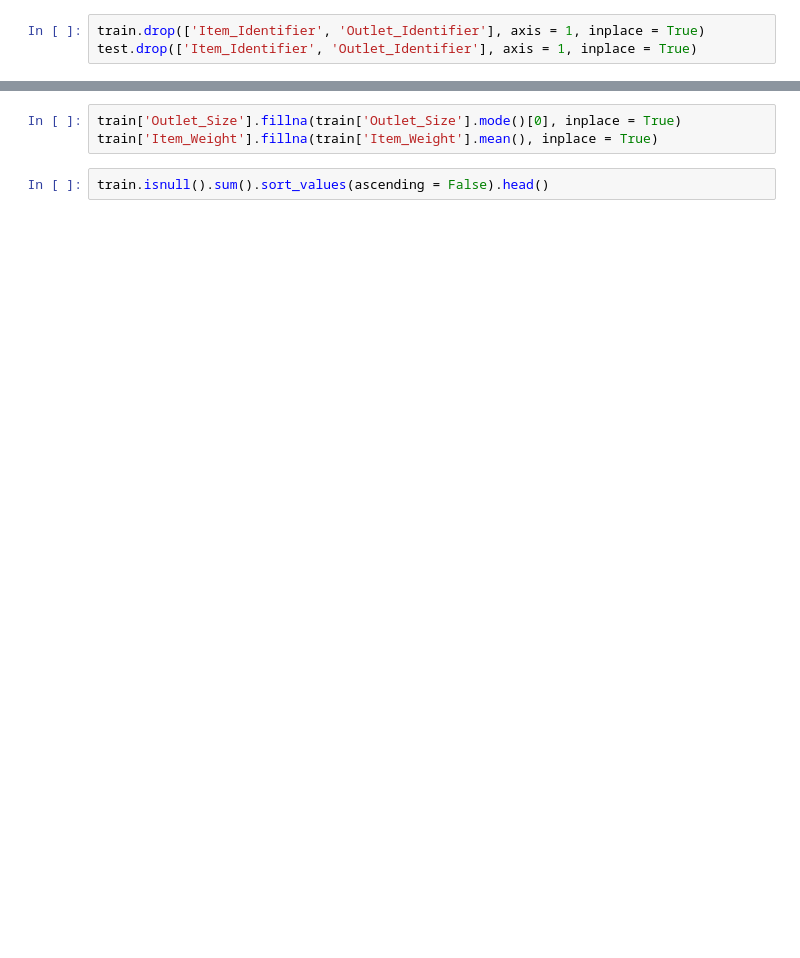
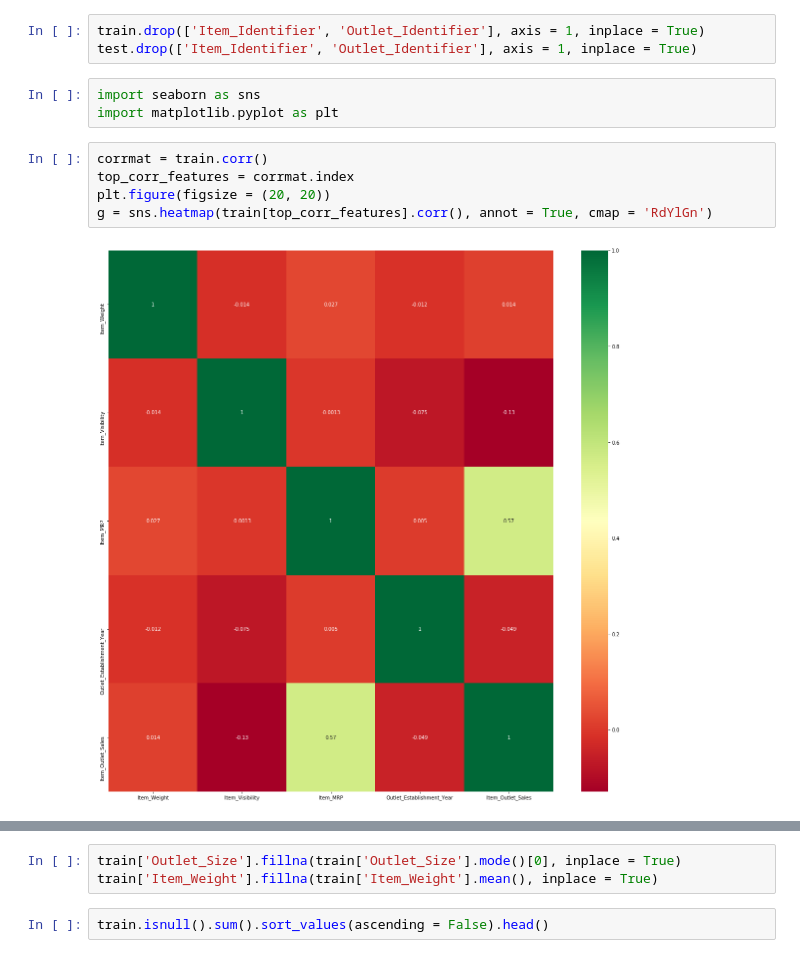
Before and after one commit to mustaffxx/Machine-Learning, a Jupyter notebook: 3_big-mart-sales-iii/big-mart-sales-iii.ipynb, the cells around one changed output, grey strips where cells are left out. Cells and saved outputs as stored; diff of their text form; blank space fills up the shorter version.

```diff
--- a/3_big-mart-sales-iii/big-mart-sales-iii.ipynb
+++ b/3_big-mart-sales-iii/big-mart-sales-iii.ipynb
@@ -16,5 +45,15 @@ train.dtypes
 # %%
 train.drop(['Item_Identifier', 'Outlet_Identifier'], axis = 1, inplace = True)
 test.drop(['Item_Identifier', 'Outlet_Identifier'], axis = 1, inplace = True)
+# %%
+import seaborn as sns
+import matplotlib.pyplot as plt
+# %%
+corrmat = train.corr()
+top_corr_features = corrmat.index
+plt.figure(figsize = (20, 20))
+g = sns.heatmap(train[top_corr_features].corr(), annot = True, cmap = 'RdYlGn')
+# %% [output]
+[figure, added]
 # %%
 train.isnull().sum().sort_values(ascending = False).head()
```
Also changed, not shown: parts of 27 cells of this notebook, 6 other files.
